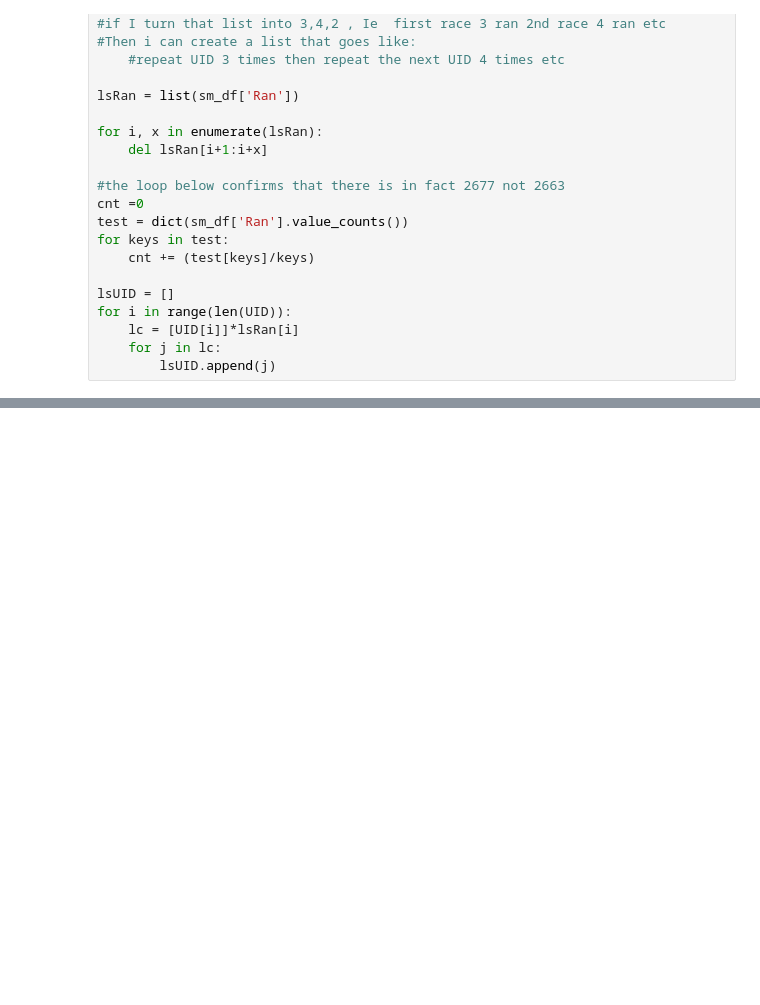
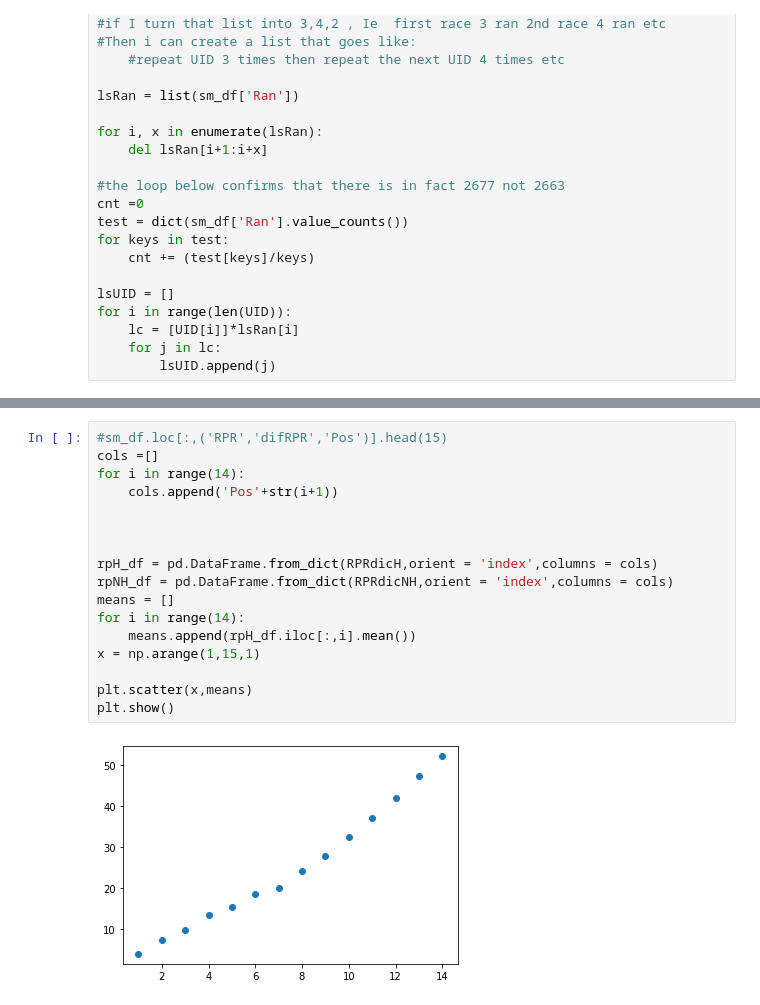
Before and after one commit to nizcode/horse_racing, a Jupyter notebook: racing_cleaning.ipynb, the cells around one changed output, grey strips where cells are left out. Drawn from its saved outputs; the diff is of its cells as text; blank space fills up the shorter version.

```diff
--- a/racing_cleaning.ipynb
+++ b/racing_cleaning.ipynb
@@ -355,0 +378,19 @@ Name: difRPR, Length: 31651, dtype: float64
+# %%
+#sm_df.loc[:,('RPR','difRPR','Pos')].head(15)
+cols =[]
+for i in range(14):
+    cols.append('Pos'+str(i+1))
+
+
+
+rpH_df = pd.DataFrame.from_dict(RPRdicH,orient = 'index',columns = cols)
+rpNH_df = pd.DataFrame.from_dict(RPRdicNH,orient = 'index',columns = cols)
+means = []
+for i in range(14):
+    means.append(rpH_df.iloc[:,i].mean())
+x = np.arange(1,15,1)
+
+plt.scatter(x,means)
+plt.show()
+# %% [output]
+[figure, added]
```
Also changed, not shown: parts of 14 cells of this notebook, 1 other file.
